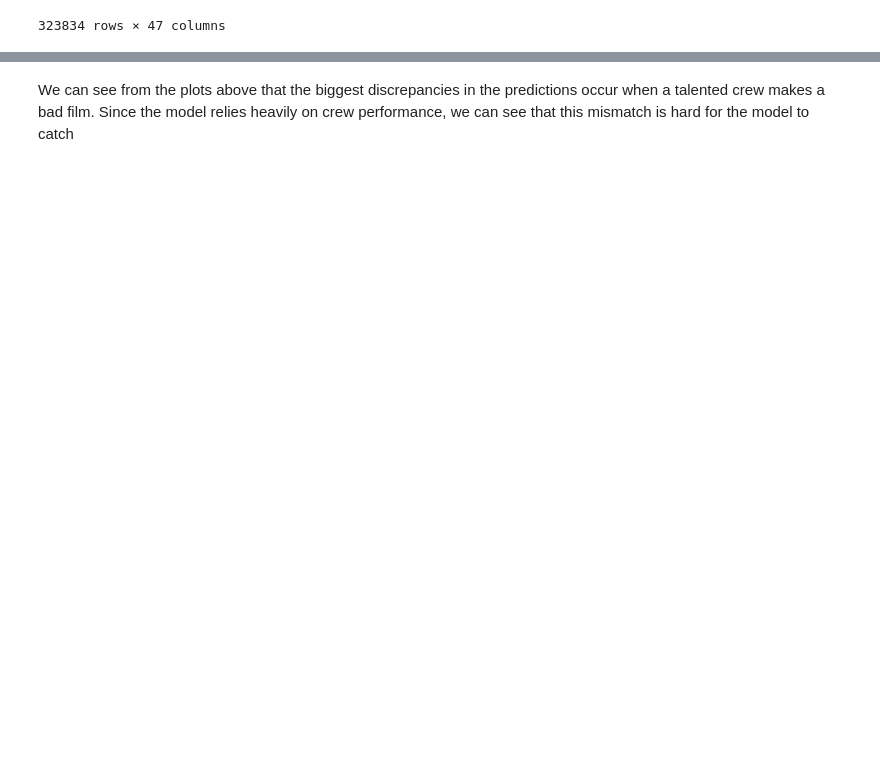
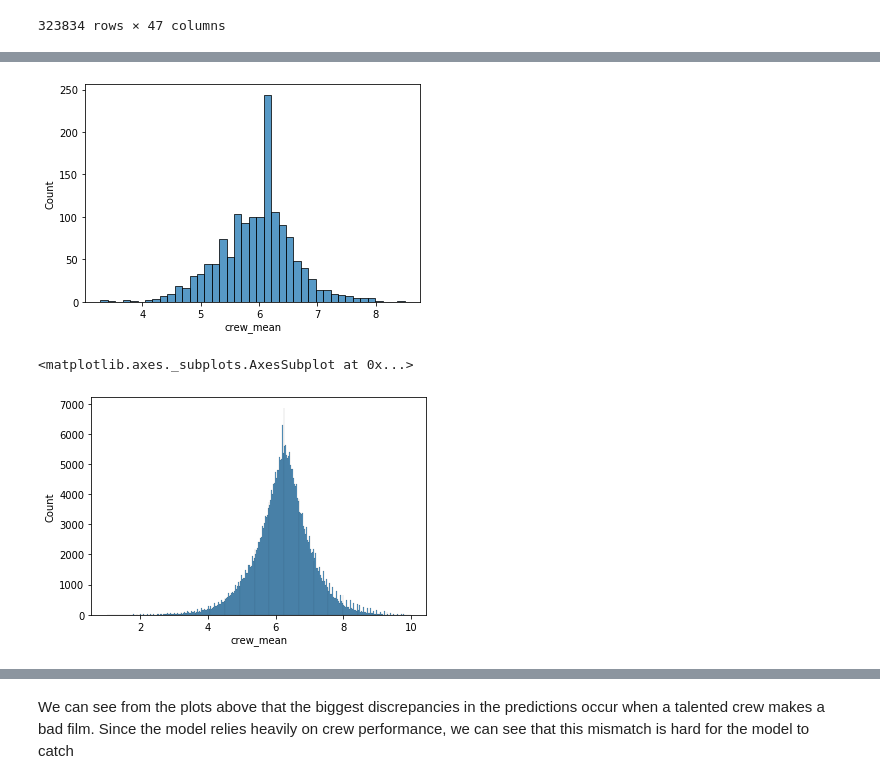
Before and after one commit to tanmaygadgil/imdb-analysis, a Jupyter notebook: Modeling.ipynb, the cells around one changed output, grey strips where cells are left out. Drawn from its saved outputs; the diff is of its cells as text; code cells hidden in the pictures; blank space fills up the shorter version.

```diff
--- a/Modeling.ipynb
+++ b/Modeling.ipynb
@@ -577,2 +579,11 @@ df[abs(df['preds'] - df['averageRating']) > 2].describe()
 | max | 1.000000 | 485.000000 | 9.700000 | 311963.000000 | 8.236079 | 2.799298 | 9.800000 | 8.498294 | 2.756119 | ... |
 8 rows × 42 columns
+# %%
+diff_2 = df[abs(df['preds'] - df['averageRating']) > 2]
+sns.histplot(x = 'crew_mean', data = diff_2)
+plt.show()
+sns.histplot(x = 'crew_mean', data = df)
+# %% [output]
+[figure, added]
+<matplotlib.axes._subplots.AxesSubplot at 0x...>
+[figure, added]
```
Also changed, not shown: parts of 9 cells of this notebook, 1 other file.
